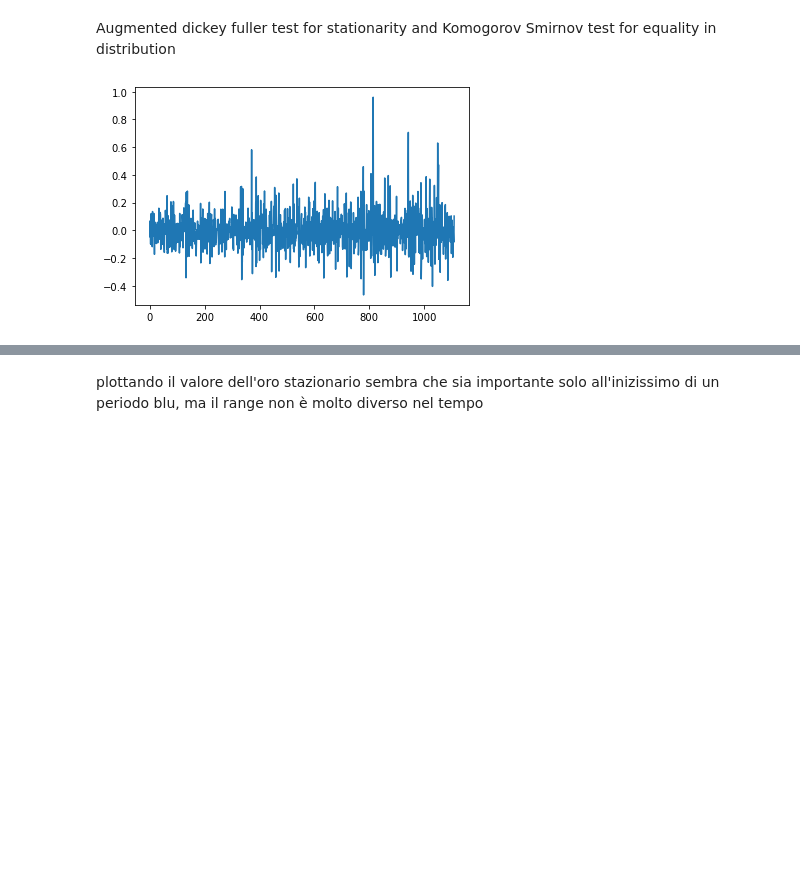
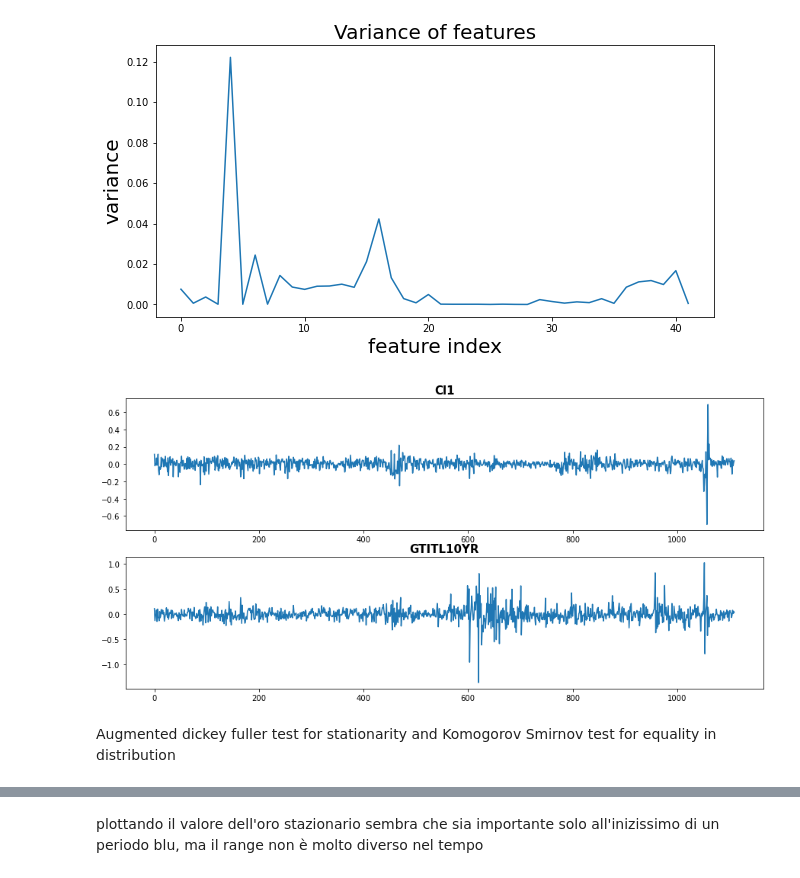
Before and after one commit to MicheleDiSabato/detecting-abnormal-markets-ews, a Jupyter notebook: bc3.ipynb, the cells around one changed output, grey strips where cells are left out. Saved outputs shown, nothing was run; the diff lists cells and outputs as text; code cells hidden in the pictures; blank space fills up the shorter version.

```diff
--- a/bc3.ipynb
+++ b/bc3.ipynb
@@ -62,11 +65,33 @@ for feature_name in list(d.keys()):
     elif feature_name in InterestRates:
         d_stationary[feature_name] = d[feature_name][1:] - d[feature_name][:-1]
         d_stationary[feature_name] = d_stationary[feature_name].reshape(-1,)
+# %%
+variances = []
+for column in d_stationary.keys():
+    variances.append(np.var(d_stationary[column]))
+
+plt.figure(figsize = (10,5))
+plt.plot(variances)
+plt.title("Variance of features", fontsize=20)
+plt.xlabel("feature index", fontsize=20)
+plt.ylabel("variance", fontsize=20)
+plt.savefig('plots' + os.sep + 'variance')
+
+variances = np.array(variances).reshape(-1,)
+small_variance_index = np.argwhere(variances <= 0.01)
+small_variance_index = small_variance_index.ravel()
+
+fig, axs = plt.subplots(2, 1, figsize = (15,7))
+count = 0
+plot_list = np.array([2, 15]).reshape(-1,)
+for j in range(2):
+    plot_nome = list(d_stationary.keys())[plot_list[count]]
+    axs[j].plot(d_stationary[plot_nome])
+    axs[j].set_title(plot_nome, fontsize=15, loc = "center", fontweight = 1000)
+    count += 1
+fig.savefig('plots' + os.sep + 'small_variance_plot')
+# %% [output]
+[figure, added]
+[figure, added]
 # %% [markdown]
 Augmented dickey fuller test for stationarity and Komogorov Smirnov test for equality in distribution
-# %%
-# plt.plot( np.log(d["VIX"][1:] / d["VIX"][1:]))
-plt.plot(d_stationary["VIX"])
-plt.show()
-# %% [output]
-[figure, removed]
```
Also changed, not shown: parts of 12 cells of this notebook, 9 other files.
